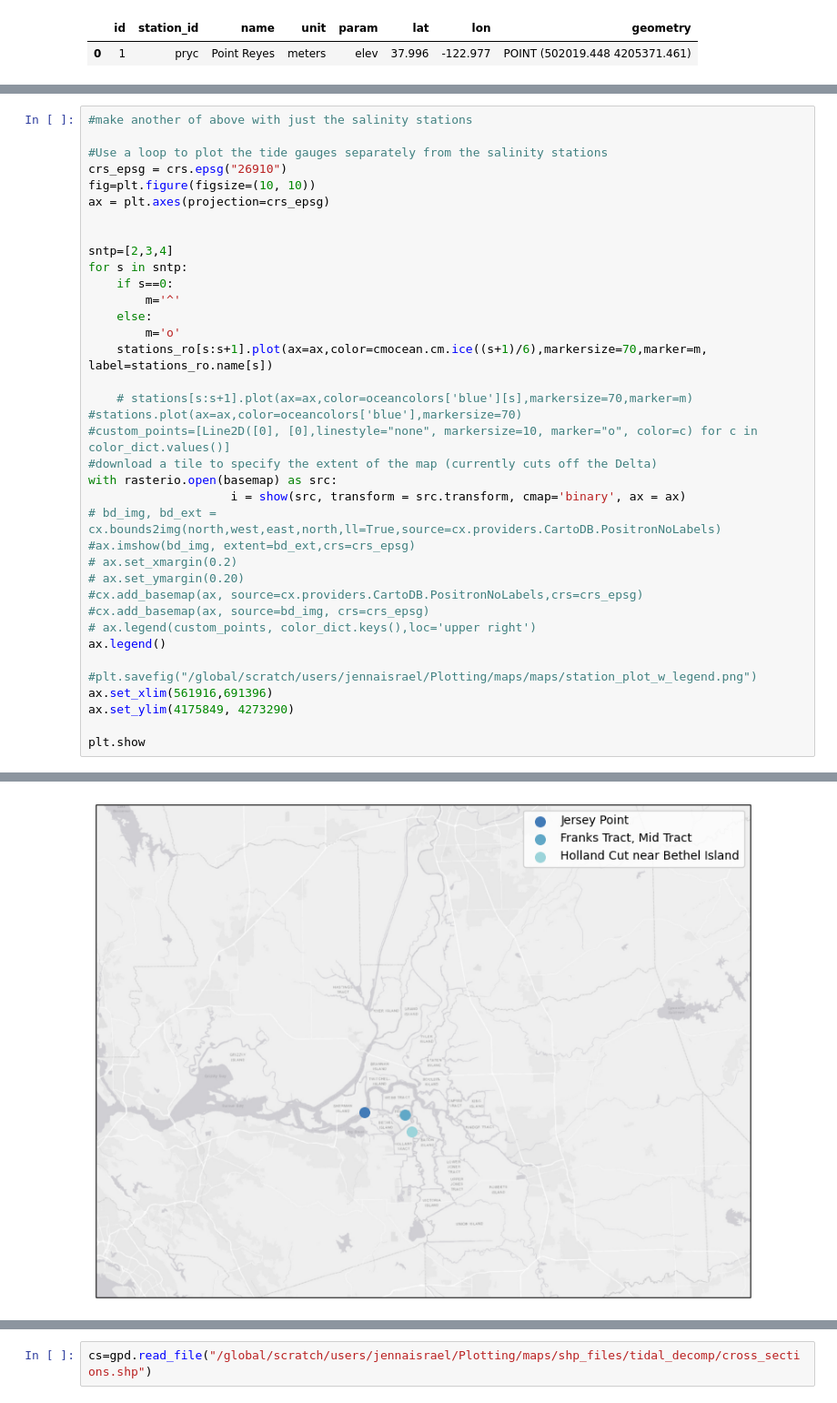
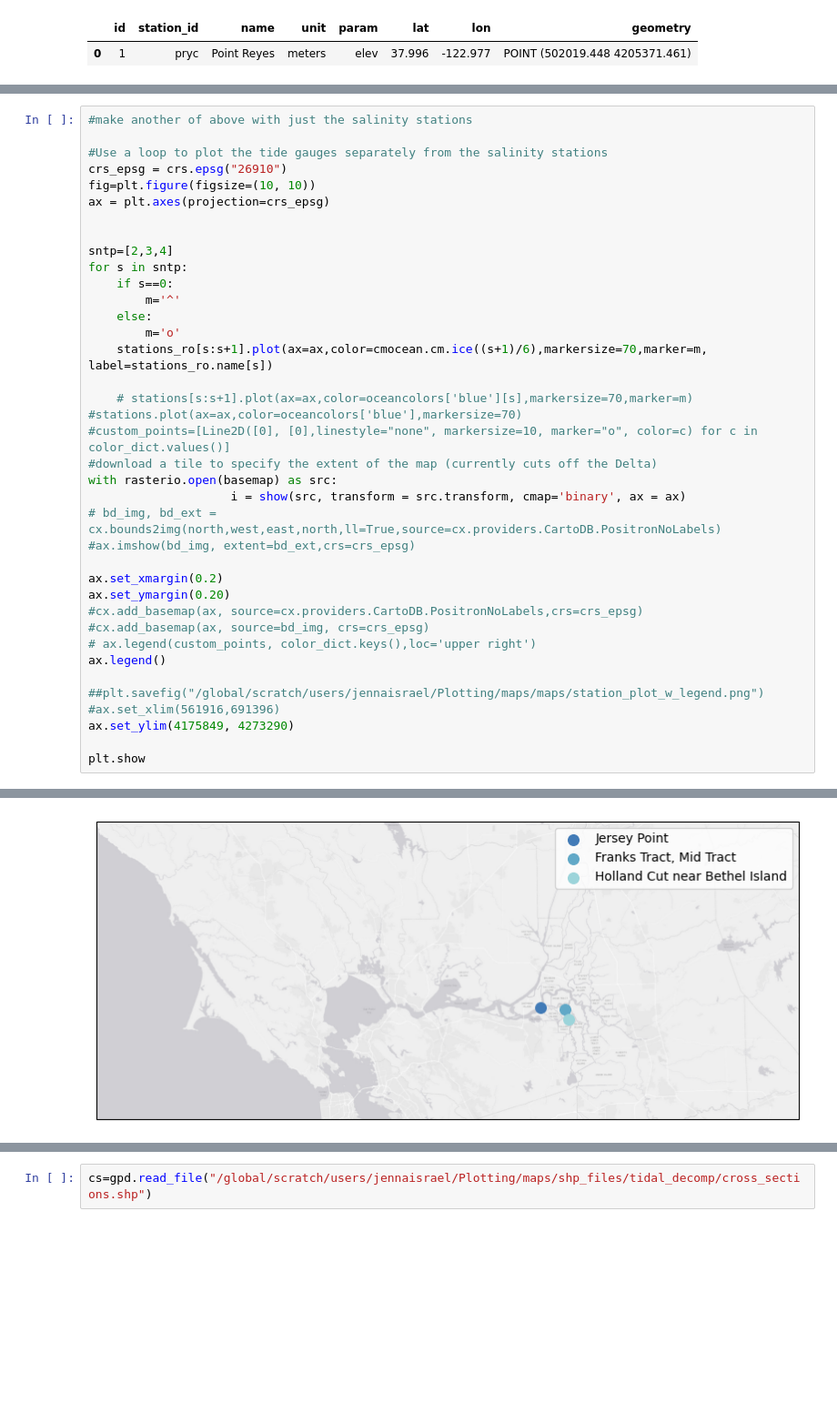
Before and after one commit to jennaisrael/Savio_scratch_back_up, a Jupyter notebook: Plotting/maps/map_salinty_stations.ipynb, the cells around one changed output, grey strips where cells are left out. Shown at 91% size. Cells and saved outputs as stored; diff of their text form; blank space fills up the shorter version.

```diff
--- a/Plotting/maps/map_salinty_stations.ipynb
+++ b/Plotting/maps/map_salinty_stations.ipynb
@@ -183,38 +205,39 @@ crs_epsg = crs.epsg("26910")
 fig=plt.figure(figsize=(10, 10))
 ax = plt.axes(projection=crs_epsg)
 
 
 sntp=[2,3,4]
 for s in sntp:
     if s==0:
         m='^'
     else:
         m='o'
     stations_ro[s:s+1].plot(ax=ax,color=cmocean.cm.ice((s+1)/6),markersize=70,marker=m, label=stations_ro.name[s])
 
     # stations[s:s+1].plot(ax=ax,color=oceancolors['blue'][s],markersize=70,marker=m)
 #stations.plot(ax=ax,color=oceancolors['blue'],markersize=70)
 #custom_points=[Line2D([0], [0],linestyle="none", markersize=10, marker="o", color=c) for c in color_dict.values()]
 #download a tile to specify the extent of the map (currently cuts off the Delta)
 with rasterio.open(basemap) as src:
                     i = show(src, transform = src.transform, cmap='binary', ax = ax)
 # bd_img, bd_ext = cx.bounds2img(north,west,east,north,ll=True,source=cx.providers.CartoDB.PositronNoLabels)
 #ax.imshow(bd_img, extent=bd_ext,crs=crs_epsg)
-# ax.set_xmargin(0.2)
-# ax.set_ymargin(0.20)
+
+ax.set_xmargin(0.2)
+ax.set_ymargin(0.20)
 #cx.add_basemap(ax, source=cx.providers.CartoDB.PositronNoLabels,crs=crs_epsg)
 #cx.add_basemap(ax, source=bd_img, crs=crs_epsg)
 # ax.legend(custom_points, color_dict.keys(),loc='upper right')
 ax.legend()
 
-#plt.savefig("/global/scratch/users/jennaisrael/Plotting/maps/maps/station_plot_w_legend.png")
-ax.set_xlim(561916,691396)
+##plt.savefig("/global/scratch/users/jennaisrael/Plotting/maps/maps/station_plot_w_legend.png")
+#ax.set_xlim(561916,691396)
 ax.set_ylim(4175849, 4273290)
 
 plt.show
 # %% [output]
 <function matplotlib.pyplot.show(close=None, block=None)>
-[figure, old version]
+[figure, new version]
 # %%
 #make another of above with just the salinity stations
 
```
Also changed, not shown: parts of 19 cells of this notebook, 18 other files.
